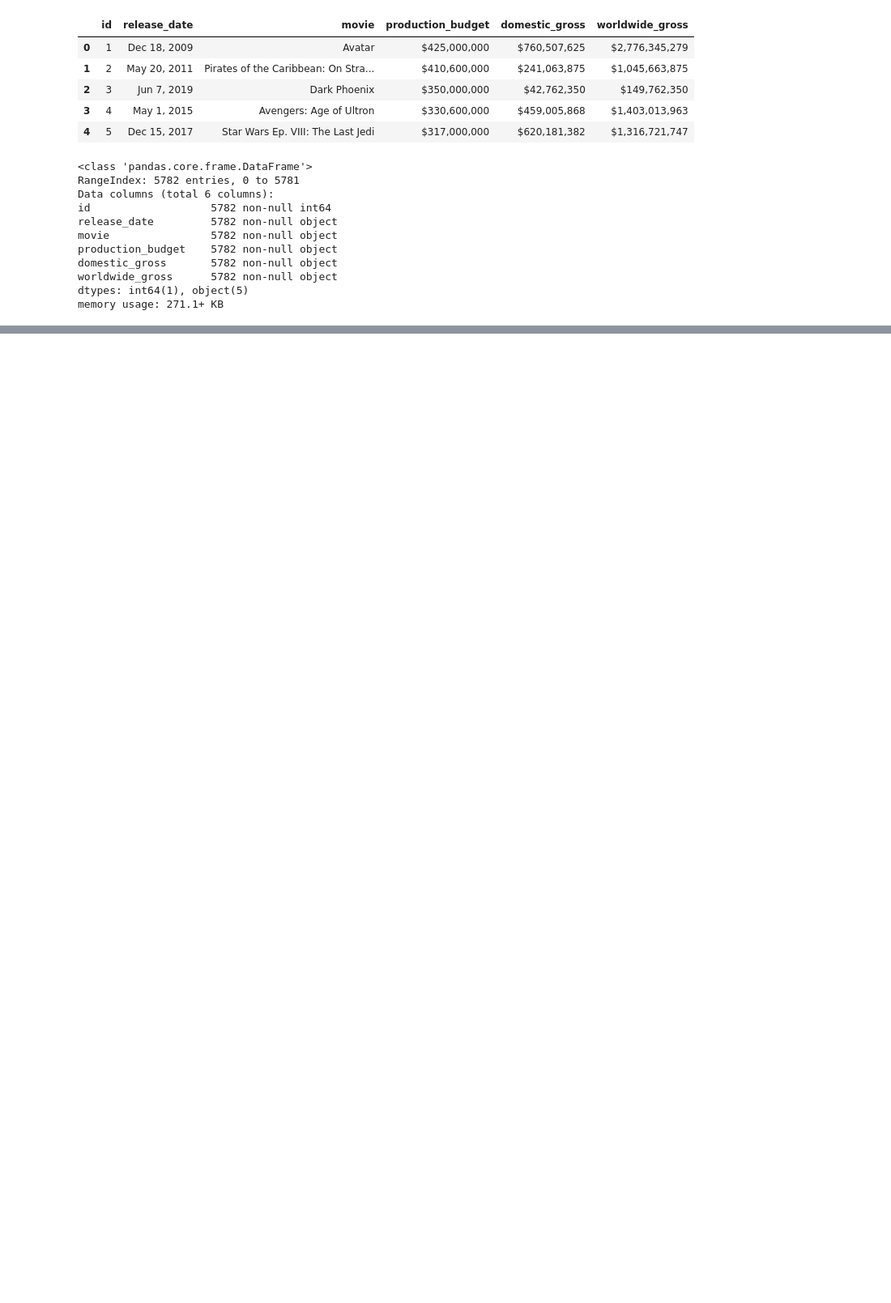
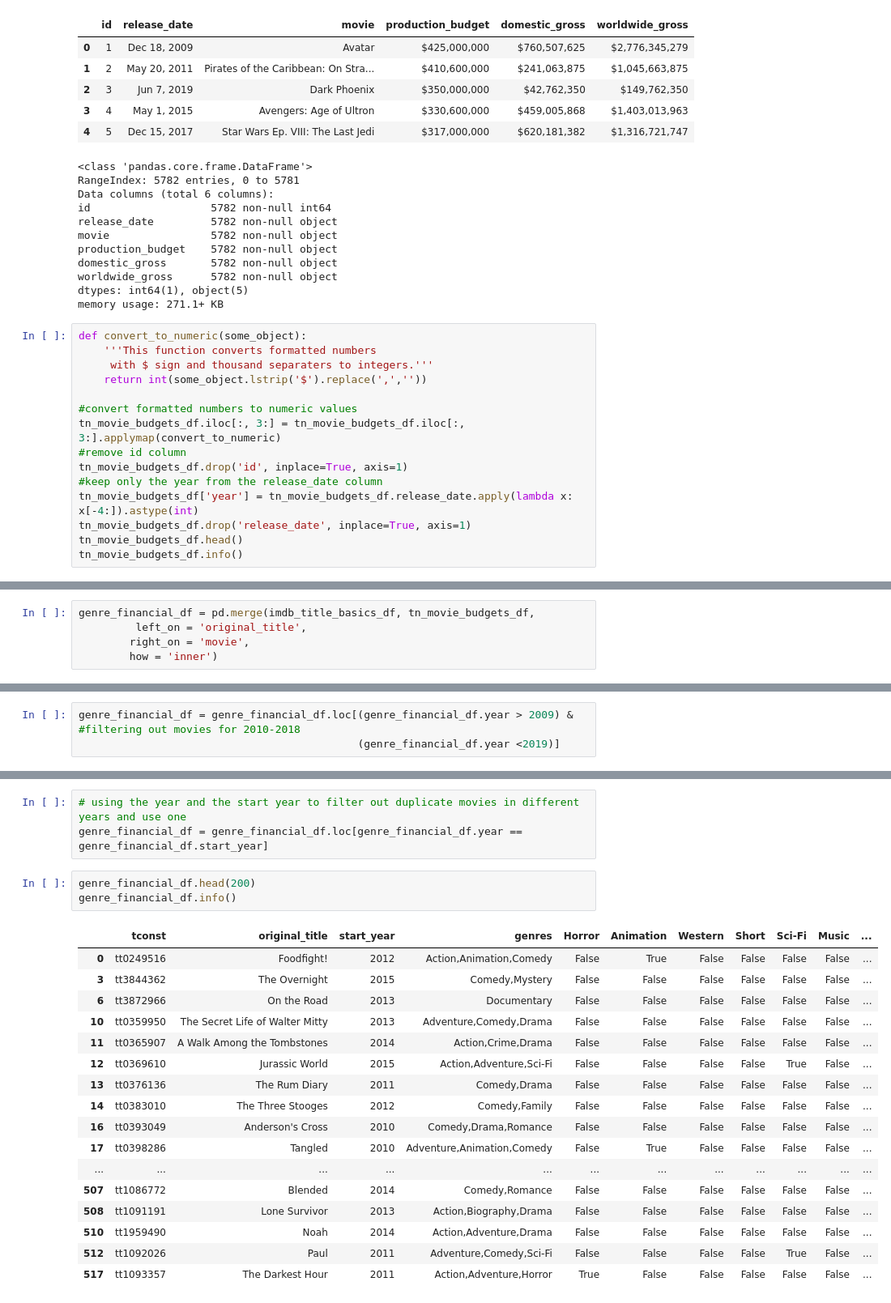
Before and after one commit to YM88/mod1p-ym-ak, a Jupyter notebook: technical_eda.ipynb, the cells around one changed output, grey strips where cells are left out. Shown: that part at 81% size. Saved outputs shown, nothing was run; the diff lists cells and outputs as text; blank space fills up the shorter version.

```diff
--- a/technical_eda.ipynb
+++ b/technical_eda.ipynb
@@ -433,3 +470,18 @@ domestic_gross       5782 non-null object
 worldwide_gross      5782 non-null object
 dtypes: int64(1), object(5)
 memory usage: 271.1+ KB
+# %%
+def convert_to_numeric(some_object):
+    '''This function converts formatted numbers
+     with $ sign and thousand separaters to integers.'''
+    return int(some_object.lstrip('$').replace(',',''))
+
+#convert formatted numbers to numeric values
+tn_movie_budgets_df.iloc[:, 3:] = tn_movie_budgets_df.iloc[:, 3:].applymap(convert_to_numeric)
+#remove id column
+tn_movie_budgets_df.drop('id', inplace=True, axis=1)
+#keep only the year from the release_date column
+tn_movie_budgets_df['year'] = tn_movie_budgets_df.release_date.apply(lambda x: x[-4:]).astype(int)
+tn_movie_budgets_df.drop('release_date', inplace=True, axis=1)
+tn_movie_budgets_df.head()
+tn_movie_budgets_df.info()
@@ -435,0 +505,5 @@ memory usage: 271.1+ KB
+# %%
+genre_financial_df = pd.merge(imdb_title_basics_df, tn_movie_budgets_df,
+         left_on = 'original_title',
+        right_on = 'movie',
+        how = 'inner')
@@ -435,0 +530,3 @@ memory usage: 271.1+ KB
+# %%
+genre_financial_df = genre_financial_df.loc[(genre_financial_df.year > 2009) & #filtering out movies for 2010-2018
+                                            (genre_financial_df.year <2019)]
@@ -435,0 +561,24 @@ memory usage: 271.1+ KB
+# %%
+# using the year and the start year to filter out duplicate movies in different years and use one
+genre_financial_df = genre_financial_df.loc[genre_financial_df.year == genre_financial_df.start_year]
+# %%
+genre_financial_df.head(200)
+genre_financial_df.info()
+# %% [output]
+|  | tconst | original_title | start_year | genres | Horror | Animation | Western | Short | Sci-Fi | Music | ... |
+| 0 | tt0249516 | Foodfight! | 2012 | Action,Animation,Comedy | False | True | False | False | False | False | ... |
+| 3 | tt3844362 | The Overnight | 2015 | Comedy,Mystery | False | False | False | False | False | False | ... |
+| 6 | tt3872966 | On the Road | 2013 | Documentary | False | False | False | False | False | False | ... |
+| 10 | tt0359950 | The Secret Life of Walter Mitty | 2013 | Adventure,Comedy,Drama | False | False | False | False | False | False | ... |
+| 11 | tt0365907 | A Walk Among the Tombstones | 2014 | Action,Crime,Drama | False | False | False | False | False | False | ... |
+| 12 | tt0369610 | Jurassic World | 2015 | Action,Adventure,Sci-Fi | False | False | False | False | True | False | ... |
+| 13 | tt0376136 | The Rum Diary | 2011 | Comedy,Drama | False | False | False | False | False | False | ... |
+| 14 | tt0383010 | The Three Stooges | 2012 | Comedy,Family | False | False | False | False | False | False | ... |
+| 16 | tt0393049 | Anderson's Cross | 2010 | Comedy,Drama,Romance | False | False | False | False | False | False | ... |
+| 17 | tt0398286 | Tangled | 2010 | Adventure,Animation,Comedy | False | True | False | False | False | False | ... |
+| ... | ... | ... | ... | ... | ... | ... | ... | ... | ... | ... | ... |
+| 507 | tt1086772 | Blended | 2014 | Comedy,Romance | False | False | False | False | False | False | ... |
+| 508 | tt1091191 | Lone Survivor | 2013 | Action,Biography,Drama | False | False | False | False | False | False | ... |
+| 510 | tt1959490 | Noah | 2014 | Action,Adventure,Drama | False | False | False | False | False | False | ... |
+| 512 | tt1092026 | Paul | 2011 | Adventure,Comedy,Sci-Fi | False | False | False | False | True | False | ... |
+| 517 | tt1093357 | The Darkest Hour | 2011 | Action,Adventure,Horror | True | False | False | False | False | False | ... |
```
Also changed, not shown: parts of 18 cells of this notebook, 1 other file.
